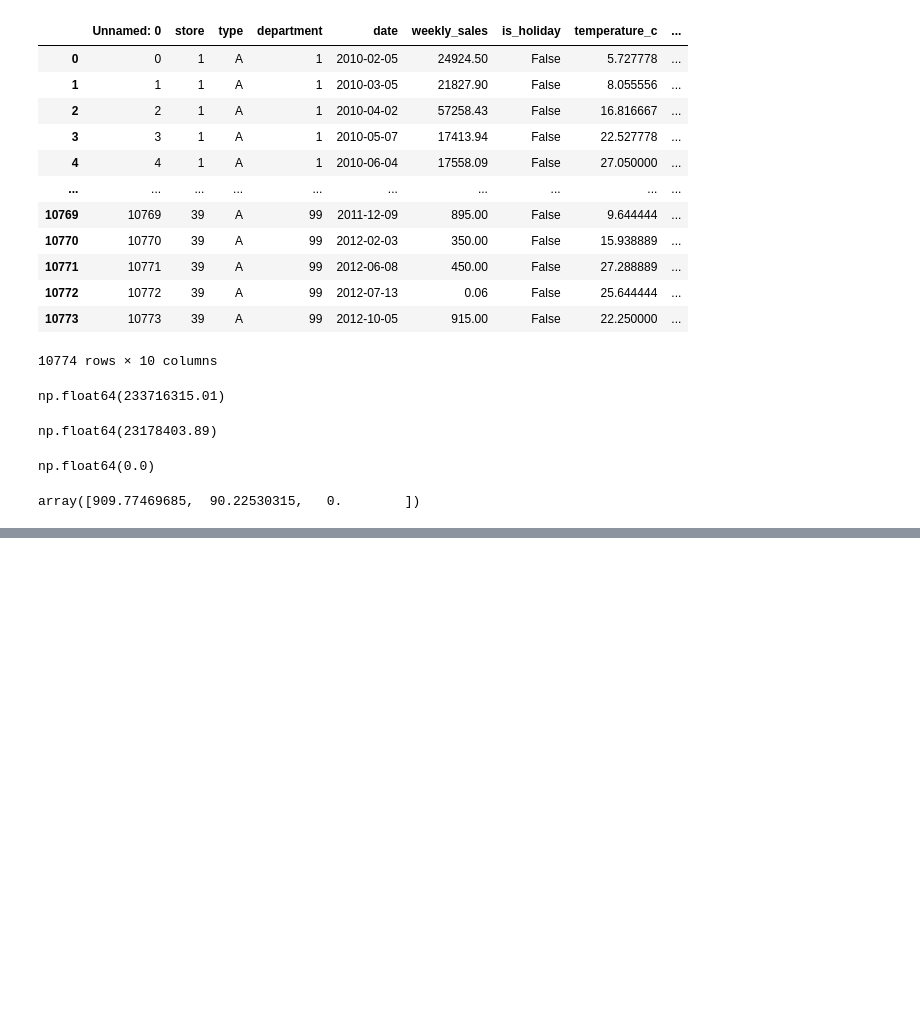
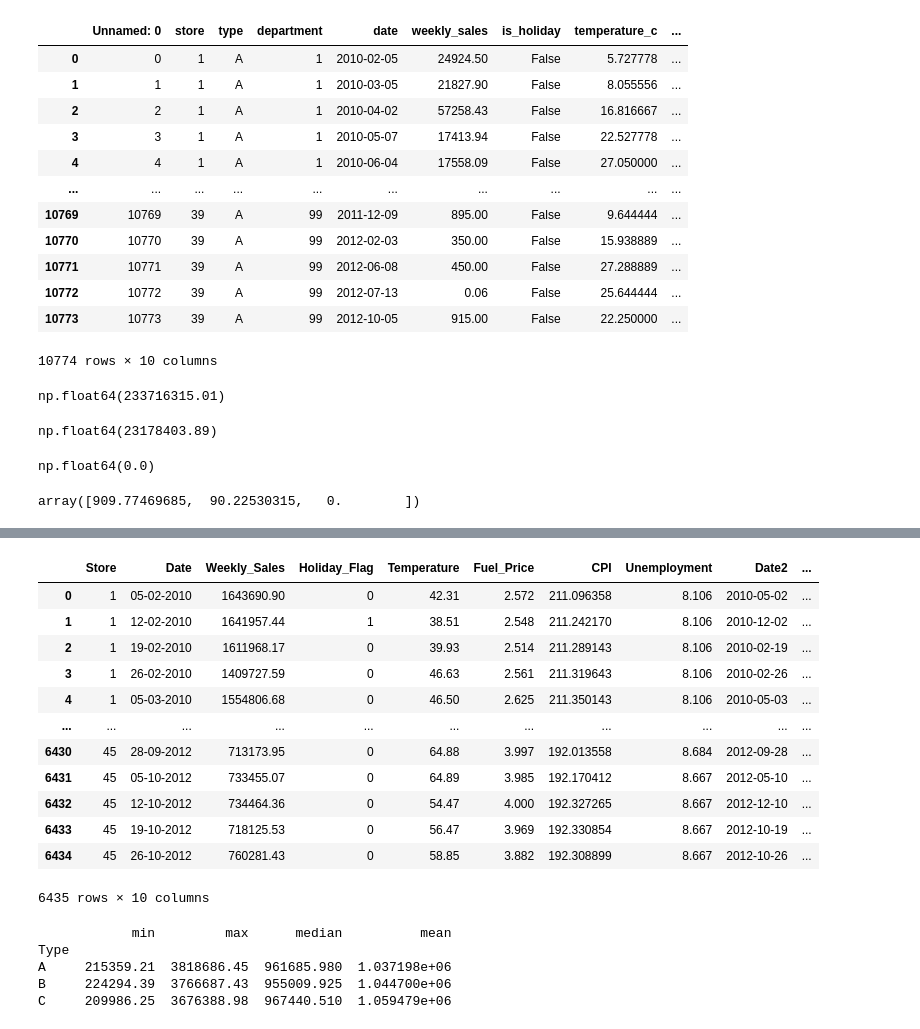
Before and after one commit to NIKO-WAFLLE/ANALITICA_DE_DATOS_PARA_NEGOCIOS_DIGITALES, a Jupyter notebook: 03-Tratamiento-y-exploracion-de-los-datos/02-manipulacion-datos-pandas/PANDAS/06-Aggregating-dataframes.ipynb.ipynb, the cells around one changed output, grey strips where cells are left out. Cells and saved outputs as stored; diff of their text form; code cells hidden in the pictures; blank space fills up the shorter version.

```diff
--- a/03-Tratamiento-y-exploracion-de-los-datos/02-manipulacion-datos-pandas/PANDAS/06-Aggregating-dataframes.ipynb.ipynb
+++ b/03-Tratamiento-y-exploracion-de-los-datos/02-manipulacion-datos-pandas/PANDAS/06-Aggregating-dataframes.ipynb.ipynb
@@ -484,0 +537,34 @@ array([909.77469685,  90.22530315,   0.        ])
+# %%
+sales
+# %% [output]
+|  | Store | Date | Weekly_Sales | Holiday_Flag | Temperature | Fuel_Price | CPI | Unemployment | Date2 | ... |
+| 0 | 1 | 05-02-2010 | 1643690.90 | 0 | 42.31 | 2.572 | 211.096358 | 8.106 | 2010-05-02 | ... |
+| 1 | 1 | 12-02-2010 | 1641957.44 | 1 | 38.51 | 2.548 | 211.242170 | 8.106 | 2010-12-02 | ... |
+| 2 | 1 | 19-02-2010 | 1611968.17 | 0 | 39.93 | 2.514 | 211.289143 | 8.106 | 2010-02-19 | ... |
+| 3 | 1 | 26-02-2010 | 1409727.59 | 0 | 46.63 | 2.561 | 211.319643 | 8.106 | 2010-02-26 | ... |
+| 4 | 1 | 05-03-2010 | 1554806.68 | 0 | 46.50 | 2.625 | 211.350143 | 8.106 | 2010-05-03 | ... |
+| ... | ... | ... | ... | ... | ... | ... | ... | ... | ... | ... |
+| 6430 | 45 | 28-09-2012 | 713173.95 | 0 | 64.88 | 3.997 | 192.013558 | 8.684 | 2012-09-28 | ... |
+| 6431 | 45 | 05-10-2012 | 733455.07 | 0 | 64.89 | 3.985 | 192.170412 | 8.667 | 2012-05-10 | ... |
+| 6432 | 45 | 12-10-2012 | 734464.36 | 0 | 54.47 | 4.000 | 192.327265 | 8.667 | 2012-12-10 | ... |
+| 6433 | 45 | 19-10-2012 | 718125.53 | 0 | 56.47 | 3.969 | 192.330854 | 8.667 | 2012-10-19 | ... |
+| 6434 | 45 | 26-10-2012 | 760281.43 | 0 | 58.85 | 3.882 | 192.308899 | 8.667 | 2012-10-26 | ... |
+6435 rows × 10 columns
+# %%
+# apra cada tipo de tiemda, vamos  A HACER UNA AGREGACION PARA WEEKLY_SALES:OBTENER
+# MIN, MAX, MEDIA
+
+
+import numpy as np
+
+np.random.seed(0)
+sales['Type'] = np.random.choice(['A', 'B', 'C'], size=len(sales))
+
+sales_stats = sales.groupby('Type')['Weekly_Sales'].agg([np.min, np.max, np.median, np.mean])
+print(sales_stats)
+# %% [output]
+            min         max      median          mean
+Type
+A     215359.21  3818686.45  961685.980  1.037198e+06
+B     224294.39  3766687.43  955009.925  1.044700e+06
+C     209986.25  3676388.98  967440.510  1.059479e+06
```
Also changed, not shown: parts of 14 cells of this notebook.
